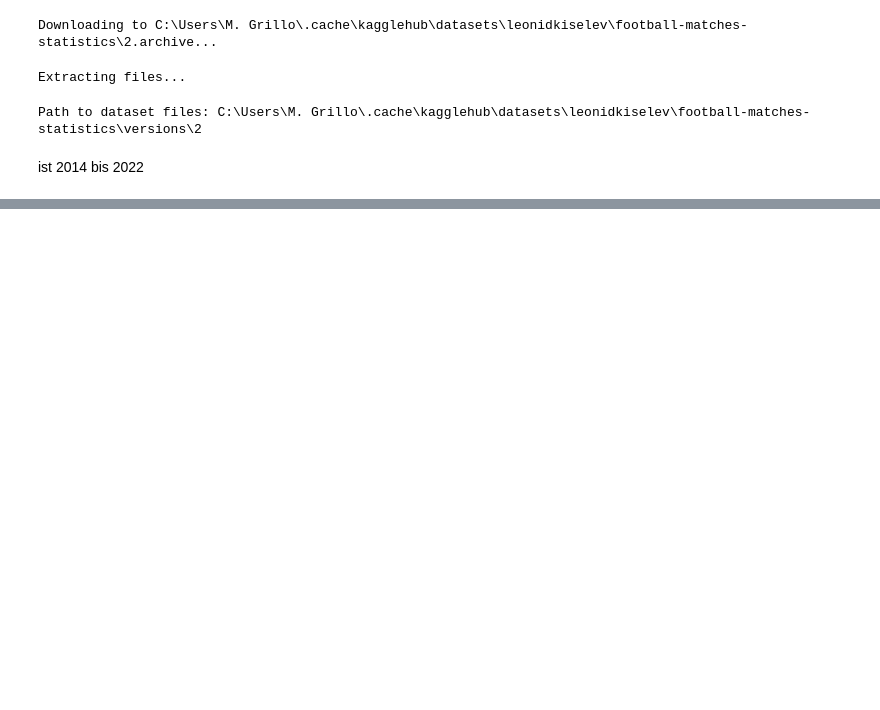
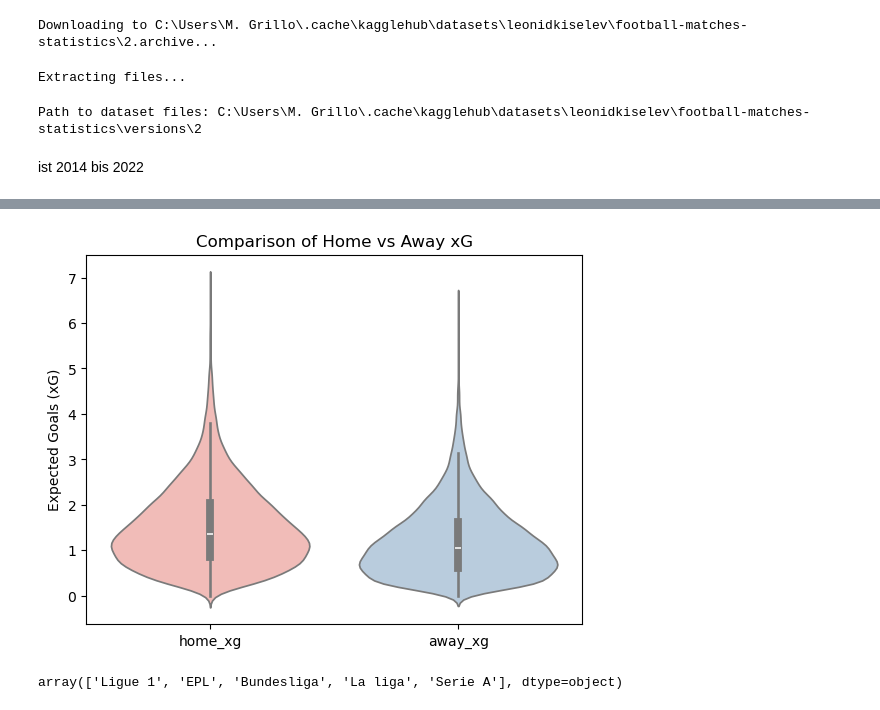
Before and after one commit to magrimuc/prj-2-eda-sql-football-matches-statistics, a Jupyter notebook: MartinsNotebook.ipynb, the cells around one changed output, grey strips where cells are left out. Drawn from its saved outputs; the diff is of its cells as text; code cells hidden in the pictures; blank space fills up the shorter version.

```diff
--- a/MartinsNotebook.ipynb
+++ b/MartinsNotebook.ipynb
@@ -100,0 +166,18 @@ df_matches_bl
+# %%
+datam = df[["home_xg", "away_xg"]]
+#.concat([df_matches_bl[["home_xg", "away_xg"]]], axis=0)
+#                                           , df_matches_la[["home_xg", "away_xg"]], df_matches_pl[["home_xg", "away_xg"]], df_matches_sa[["home_xg", "away_xg"]]], ignore_index=True)
+
+# 3. Plotten
+sns.violinplot(data=datam, palette="Pastel1")
+
+# 4. Plot explizit anzeigen lassen
+plt.title("Comparison of Home vs Away xG")
+plt.ylabel("Expected Goals (xG)")
+plt.show()
+# %% [output]
+[figure, added]
+# %%
+df_matches.league.unique()
+# %% [output]
+array(['Ligue 1', 'EPL', 'Bundesliga', 'La liga', 'Serie A'], dtype=object)
```
Also changed, not shown: parts of 15 cells of this notebook.
